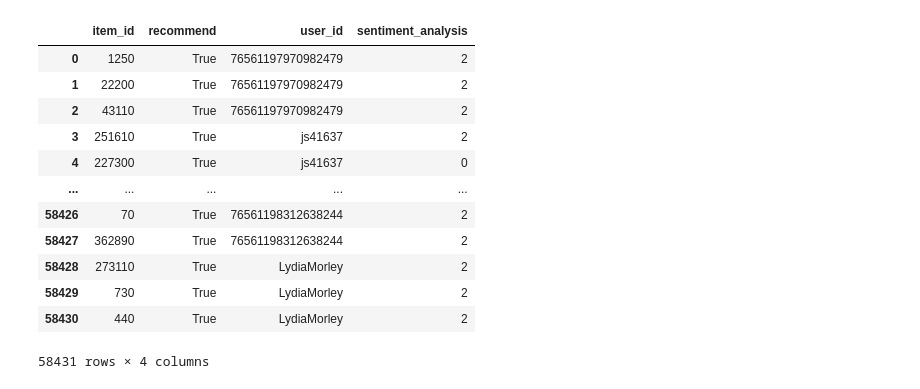
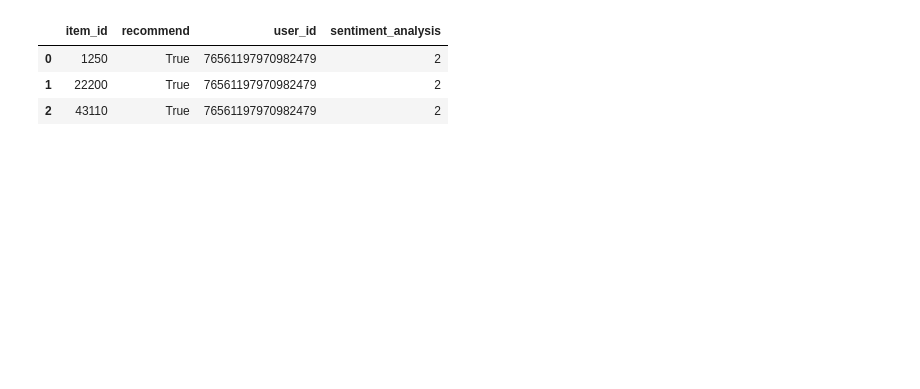
Before and after one commit to SantosIparraguirre/Sistema-Recomendacion-Steam, a Jupyter notebook: ETL/developer_reviews_analysis.ipynb, the cells around one changed output. Drawn from its saved outputs; the diff is of its cells as text; code cells hidden in the pictures; blank space fills up the shorter version.

```diff
--- a/ETL/developer_reviews_analysis.ipynb
+++ b/ETL/developer_reviews_analysis.ipynb
@@ -22,17 +13,8 @@ df_games
 # %%
-df_reviews
+df_reviews.head(3)
 # %% [output]
 |  | item_id | recommend | user_id | sentiment_analysis |
 | 0 | 1250 | True | 76561197970982479 | 2 |
 | 1 | 22200 | True | 76561197970982479 | 2 |
 | 2 | 43110 | True | 76561197970982479 | 2 |
-| 3 | 251610 | True | js41637 | 2 |
-| 4 | 227300 | True | js41637 | 0 |
-| ... | ... | ... | ... | ... |
-| 58426 | 70 | True | 76561198312638244 | 2 |
-| 58427 | 362890 | True | 76561198312638244 | 2 |
-| 58428 | 273110 | True | LydiaMorley | 2 |
-| 58429 | 730 | True | LydiaMorley | 2 |
-| 58430 | 440 | True | LydiaMorley | 2 |
-58431 rows × 4 columns
 # %%
```
Also changed, not shown: parts of 2 cells of this notebook, 7 other files.
